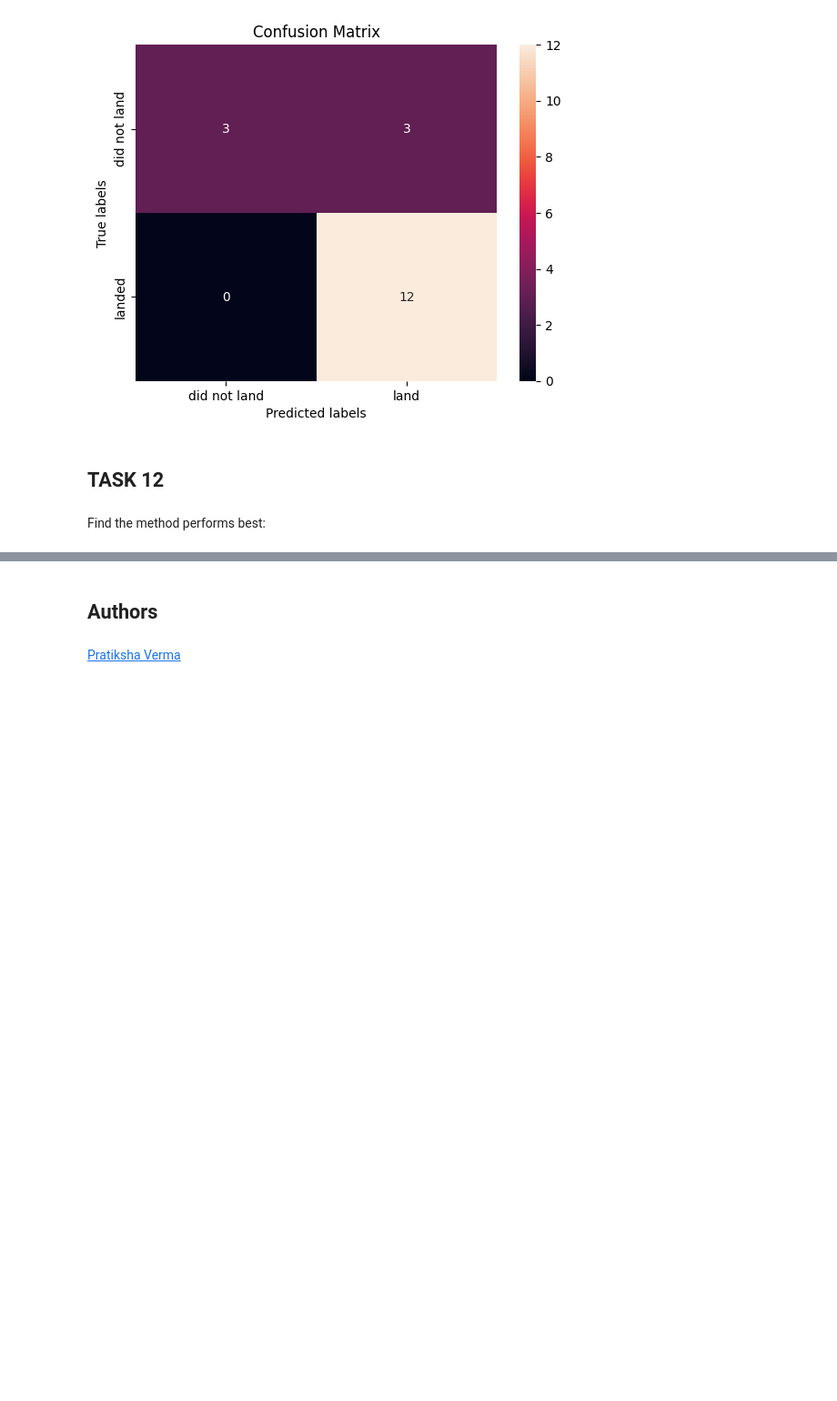
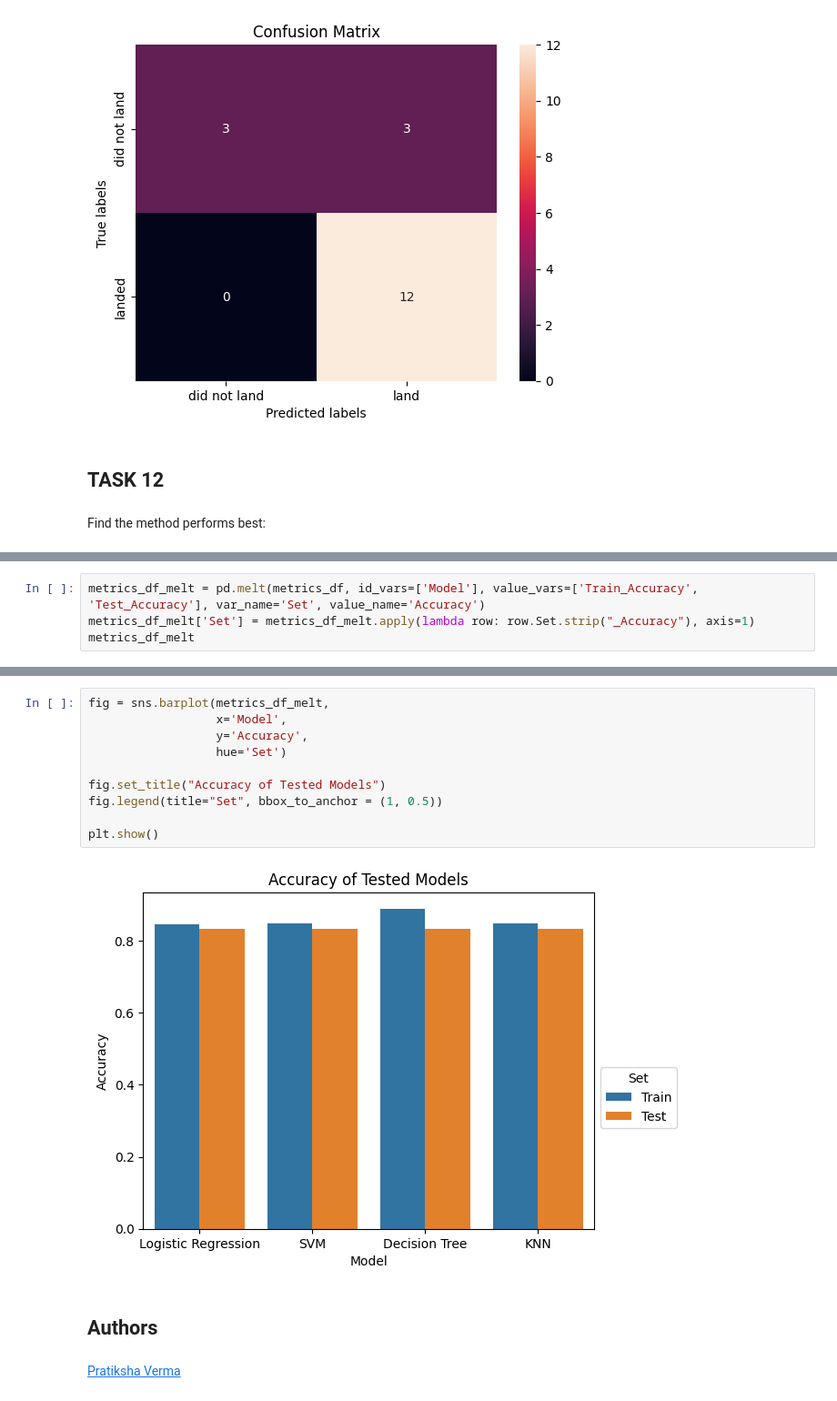
Before and after one commit to marcusfaustino/IBM-Data-Science, a Jupyter notebook: 10-Applied_Data_Science_Capstone/Module_4_Predictive_Analysis/1_Falcon_9_First_Stage_Landing_Prediction.ipynb, the cells around one changed output, grey strips where cells are left out. Shown at 91% size. Drawn from its saved outputs; the diff is of its cells as text; blank space fills up the shorter version.

```diff
--- a/10-Applied_Data_Science_Capstone/Module_4_Predictive_Analysis/1_Falcon_9_First_Stage_Landing_Prediction.ipynb
+++ b/10-Applied_Data_Science_Capstone/Module_4_Predictive_Analysis/1_Falcon_9_First_Stage_Landing_Prediction.ipynb
@@ -388,0 +389,4 @@ metrics_df.sort_values('Test_Accuracy', ascending=False)
+# %%
+metrics_df_melt = pd.melt(metrics_df, id_vars=['Model'], value_vars=['Train_Accuracy', 'Test_Accuracy'], var_name='Set', value_name='Accuracy')
+metrics_df_melt['Set'] = metrics_df_melt.apply(lambda row: row.Set.strip("_Accuracy"), axis=1)
+metrics_df_melt
@@ -389,3 +403,15 @@ metrics_df.sort_values('Test_Accuracy', ascending=False)
+# %%
+fig = sns.barplot(metrics_df_melt,
+                  x='Model',
+                  y='Accuracy',
+                  hue='Set')
+
+fig.set_title("Accuracy of Tested Models")
+fig.legend(title="Set", bbox_to_anchor = (1, 0.5))
+
+plt.show()
+# %% [output]
+[figure, added]
 # %% [markdown]
 ## Authors
 # %% [markdown]
```
Also changed, not shown: parts of 5 cells of this notebook.
